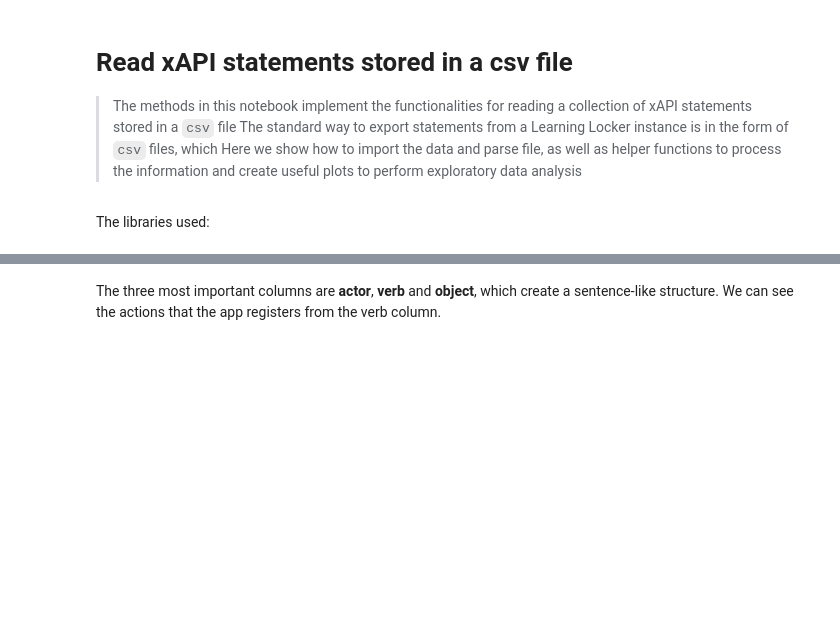
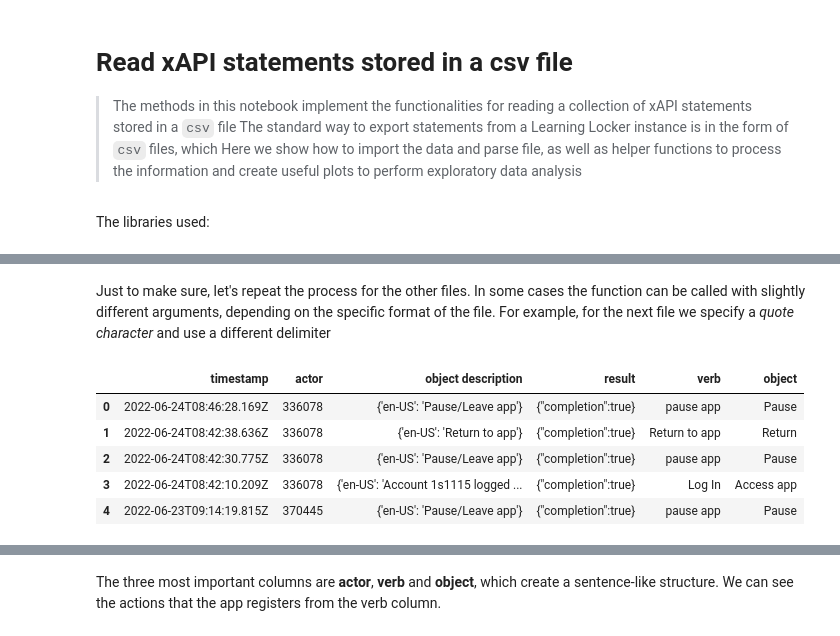
Before and after one commit to Stocastico/xapi_analysis, a Jupyter notebook: nbs/01_input_csv.ipynb, the cells around one changed output, grey strips where cells are left out. Drawn from its saved outputs; the diff is of its cells as text; code cells hidden in the pictures; blank space fills up the shorter version.

```diff
--- a/nbs/01_input_csv.ipynb
+++ b/nbs/01_input_csv.ipynb
@@ -38,0 +114,12 @@ statements.head()
+# %% [markdown]
+Just to make sure, let's repeat the process for the other files. In some cases the function can be called with slightly different arguments, depending on the specific format of the file. For example, for the next file we specify a *quote character* and use a different delimiter
+# %%
+statements = import_csv(csv_files[1], index_col=None, delimiter=',', quotechar='"')
+statements.head()
+# %% [output]
+|  | timestamp | actor | object description | result | verb | object |
+| 0 | 2022-06-24T08:46:28.169Z | 336078 | {'en-US': 'Pause/Leave app'} | {"completion":true} | pause app | Pause |
+| 1 | 2022-06-24T08:42:38.636Z | 336078 | {'en-US': 'Return to app'} | {"completion":true} | Return to app | Return |
+| 2 | 2022-06-24T08:42:30.775Z | 336078 | {'en-US': 'Pause/Leave app'} | {"completion":true} | pause app | Pause |
+| 3 | 2022-06-24T08:42:10.209Z | 336078 | {'en-US': 'Account 1s1115 logged ... | {"completion":true} | Log In | Access app |
+| 4 | 2022-06-23T09:14:19.815Z | 370445 | {'en-US': 'Pause/Leave app'} | {"completion":true} | pause app | Pause |
```
Also changed, not shown: parts of 14 cells of this notebook, 12 other files.
